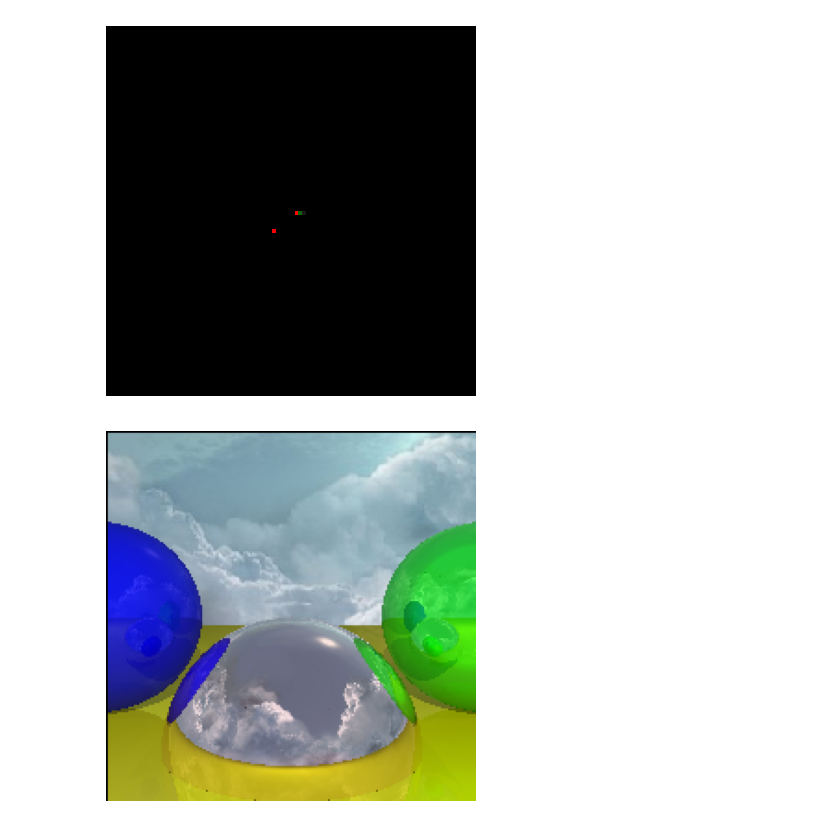
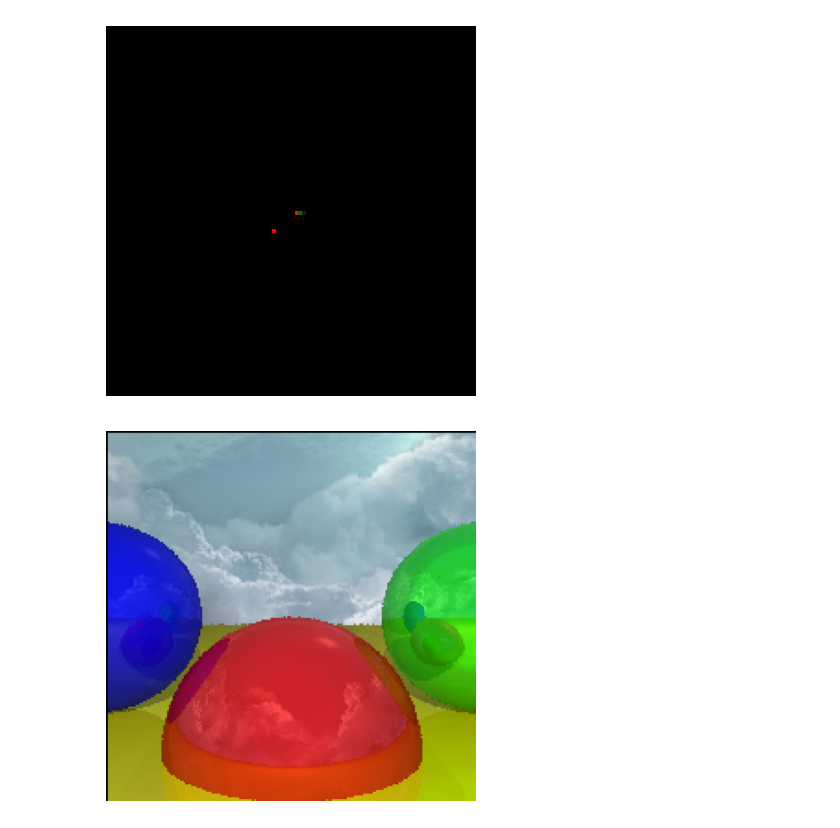
Before and after one commit to lunaluxie/Python-Raytracing, a Jupyter notebook: raytracing.ipynb, the cells around one changed output. Drawn from its saved outputs; the diff is of its cells as text; code cells hidden in the pictures.

```diff
--- a/raytracing.ipynb
+++ b/raytracing.ipynb
@@ -303,33 +303,40 @@ class Scene():
 
 
     def render(self):
         for x in range(-self.camera.resolution[0]//2+1, self.camera.resolution[0]//2):
             for y in range(-self.camera.resolution[1]//2+1, self.camera.resolution[1]//2):
-                D = self.camera.orientation@self.camera.canvas_to_world(x,y)
+
+                # attempt at anti-aliasing
+                noise = 0.5
+                x_ = x + (np.random.rand()-0.5)*noise
+                y_ = y + (np.random.rand()-0.5)*noise
+
+                D = self.camera.orientation@self.camera.canvas_to_world(x_,y_)
                 ray = Ray(self.camera.position, D, tmin=self.camera.d, tmax=np.inf)
                 color = self.trace_ray(ray, self.objects, self.lights)
+
                 self.camera.canvas.write_pixel(x,y, color)
 
 
         return self.camera.canvas
 
 
 alpha = 0.1
 camera = Camera(resolution=(200,200), position=[0,0, 0], orientation=[[1,0,0],[0,1,0],[0,0,1]])
-spheres = [Sphere(position=(0,-1,3), radius=1,  material=BasicMaterial((255,0,0), specular=10, reflective=0.9, ambient=0.4)),
+spheres = [Sphere(position=(0,-1,3), radius=1,  material=BasicMaterial((255,0,0), specular=10, reflective=0.3, ambient=0.4)),
            Sphere(position=(-2,0,4),  radius=1, material=BasicMaterial((0,0,255), reflective=0.2, specular=500)),
            Sphere(position=(2,0,4), radius=1,   material=BasicMaterial((0,255,0), reflective=0.4)),
            Sphere(position=(0,-5001,0), radius=5000, material=BasicMaterial((255,255,0), specular=1000)),
            ]
 
 # image = Image.open('image21.png')
 image = Image.open('miramar.jpeg')
 # image = Image.open("cubemaps_skybox.jpeg")
 skybox = SkyBox(image)
 
 
 lights = [PointLight(position=(0,1,0), intensity=0.6)]
 scene = Scene(camera, spheres, lights, skybox)
 scene.render().show()
 # %% [output]
-[figure, old version]
+[figure, new version]
```
